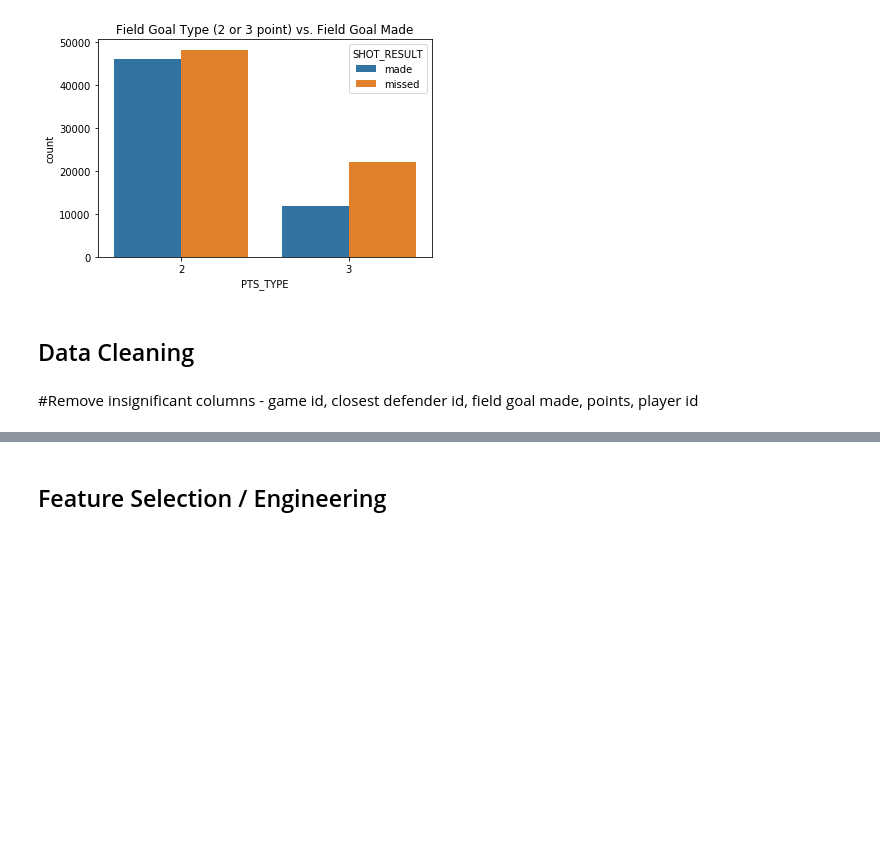
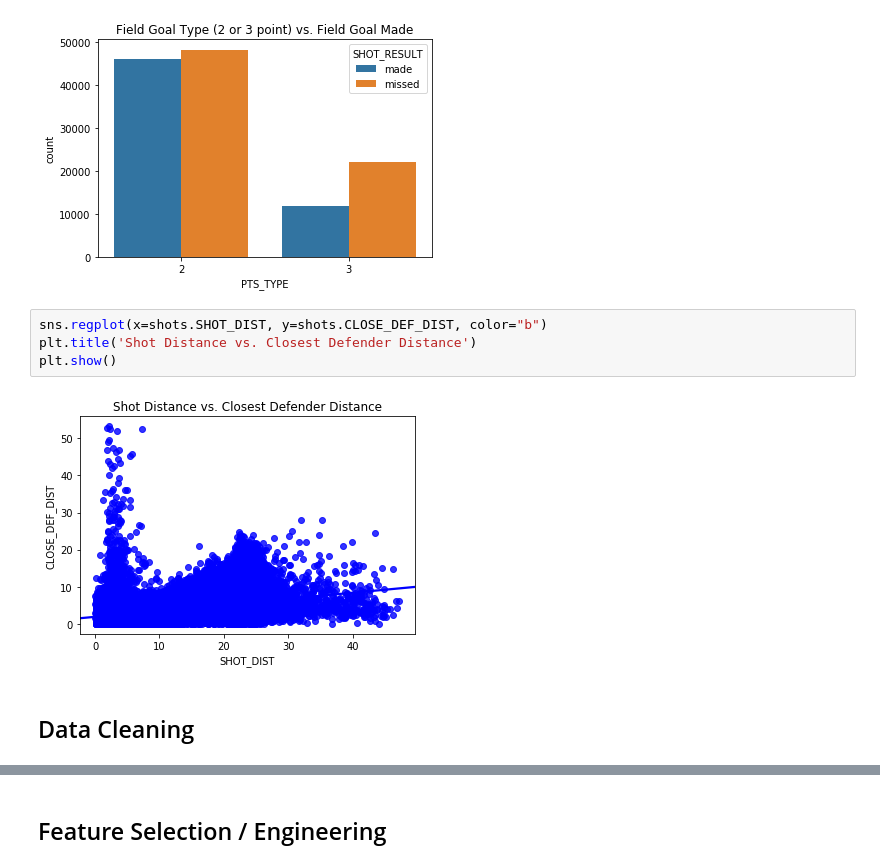
Before and after one commit to str007/Thinkful, a Jupyter notebook: Supervised_Learning_Capstone_Shots.ipynb, the cells around one changed output, grey strips where cells are left out. Cells and saved outputs as stored; diff of their text form; blank space fills up the shorter version.

```diff
--- a/Supervised_Learning_Capstone_Shots.ipynb
+++ b/Supervised_Learning_Capstone_Shots.ipynb
@@ -138,7 +138,11 @@ plt.title('Field Goal Type (2 or 3 point) vs. Field Goal Made')
 plt.show()
 # %% [output]
 [figure]
+# %%
+sns.regplot(x=shots.SHOT_DIST, y=shots.CLOSE_DEF_DIST, color="b")
+plt.title('Shot Distance vs. Closest Defender Distance')
+plt.show()
+# %% [output]
+[figure, added]
 # %% [markdown]
 ## Data Cleaning
-# %% [markdown]
-#Remove insignificant columns - game id, closest defender id, field goal made, points, player id
```
Also changed, not shown: parts of 6 cells of this notebook, 1 other file.
